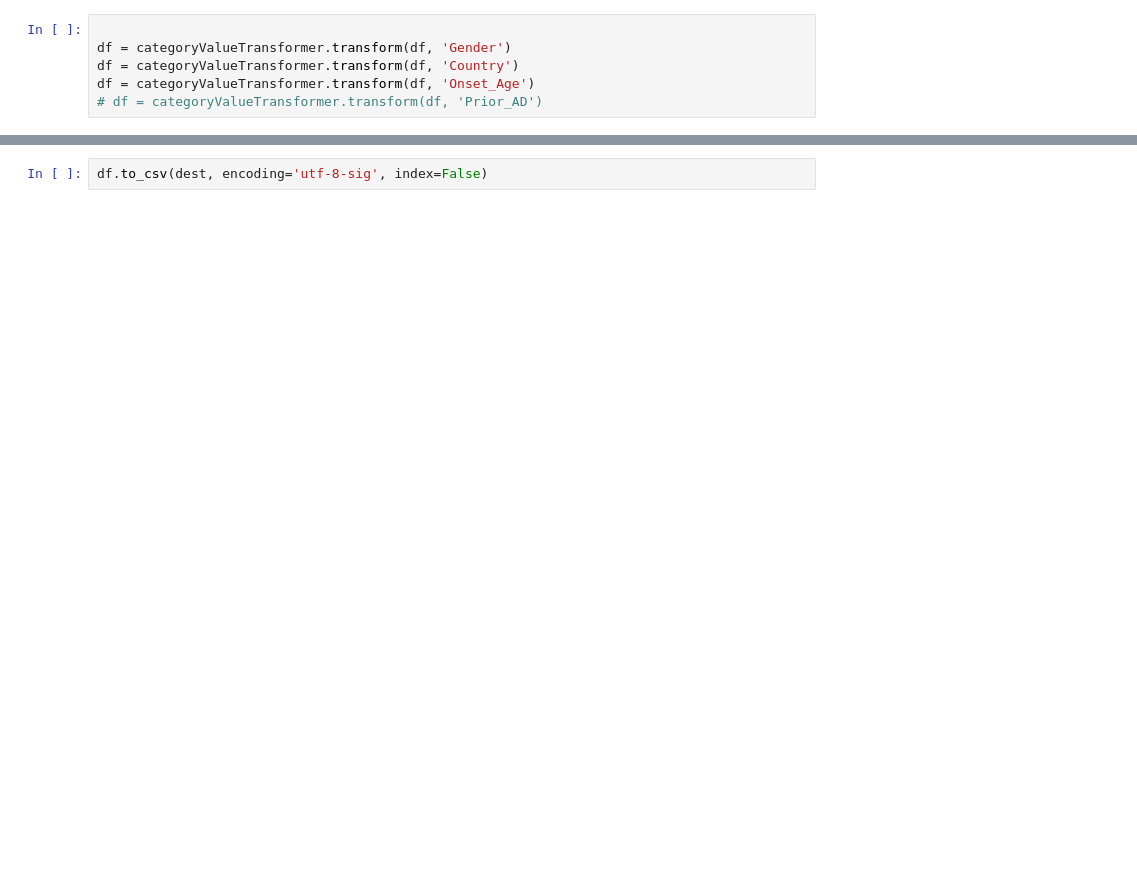
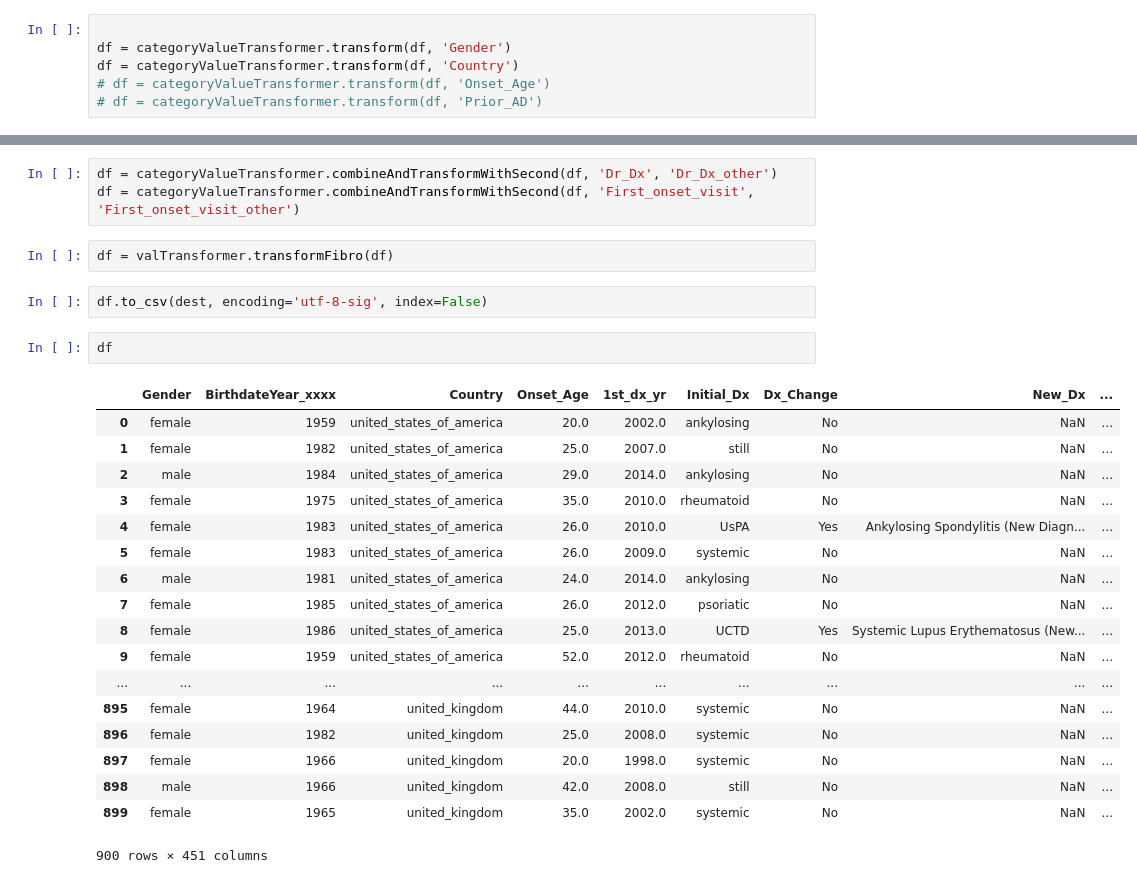
Before and after one commit to adhocmaster/arthritisDM243, a Jupyter notebook: Experimental/ValueTransformer.ipynb, the cells around one changed output, grey strips where cells are left out. Cells and saved outputs as stored; diff of their text form; blank space fills up the shorter version.

Commit message:
selections added. fixed Fibro

```diff
--- a/Experimental/ValueTransformer.ipynb
+++ b/Experimental/ValueTransformer.ipynb
@@ -39,5 +39,5 @@ categoryValueTransformer = CategoryValueTransformer()
 
 df = categoryValueTransformer.transform(df, 'Gender')
 df = categoryValueTransformer.transform(df, 'Country')
-df = categoryValueTransformer.transform(df, 'Onset_Age')
+# df = categoryValueTransformer.transform(df, 'Onset_Age')
 # df = categoryValueTransformer.transform(df, 'Prior_AD')
@@ -208,2 +386,28 @@ df = categoryValueTransformer.transform(df, 'Part3_6_Ank_other_Text')
+# %%
+df = categoryValueTransformer.combineAndTransformWithSecond(df, 'Dr_Dx', 'Dr_Dx_other')
+df = categoryValueTransformer.combineAndTransformWithSecond(df, 'First_onset_visit', 'First_onset_visit_other')
+# %%
+df = valTransformer.transformFibro(df)
 # %%
 df.to_csv(dest, encoding='utf-8-sig', index=False)
+# %%
+df
+# %% [output]
+|  | Gender | BirthdateYear_xxxx | Country | Onset_Age | 1st_dx_yr | Initial_Dx | Dx_Change | New_Dx | ... |
+| 0 | female | 1959 | united_states_of_america | 20.0 | 2002.0 | ankylosing | No | NaN | ... |
+| 1 | female | 1982 | united_states_of_america | 25.0 | 2007.0 | still | No | NaN | ... |
+| 2 | male | 1984 | united_states_of_america | 29.0 | 2014.0 | ankylosing | No | NaN | ... |
+| 3 | female | 1975 | united_states_of_america | 35.0 | 2010.0 | rheumatoid | No | NaN | ... |
+| 4 | female | 1983 | united_states_of_america | 26.0 | 2010.0 | UsPA | Yes | Ankylosing Spondylitis (New Diagn... | ... |
+| 5 | female | 1983 | united_states_of_america | 26.0 | 2009.0 | systemic | No | NaN | ... |
+| 6 | male | 1981 | united_states_of_america | 24.0 | 2014.0 | ankylosing | No | NaN | ... |
+| 7 | female | 1985 | united_states_of_america | 26.0 | 2012.0 | psoriatic | No | NaN | ... |
+| 8 | female | 1986 | united_states_of_america | 25.0 | 2013.0 | UCTD | Yes | Systemic Lupus Erythematosus (New... | ... |
+| 9 | female | 1959 | united_states_of_america | 52.0 | 2012.0 | rheumatoid | No | NaN | ... |
+| ... | ... | ... | ... | ... | ... | ... | ... | ... | ... |
+| 895 | female | 1964 | united_kingdom | 44.0 | 2010.0 | systemic | No | NaN | ... |
+| 896 | female | 1982 | united_kingdom | 25.0 | 2008.0 | systemic | No | NaN | ... |
+| 897 | female | 1966 | united_kingdom | 20.0 | 1998.0 | systemic | No | NaN | ... |
+| 898 | male | 1966 | united_kingdom | 42.0 | 2008.0 | still | No | NaN | ... |
+| 899 | female | 1965 | united_kingdom | 35.0 | 2002.0 | systemic | No | NaN | ... |
+900 rows × 451 columns
```
Also changed, not shown: parts of 17 cells of this notebook, 2 other files.
